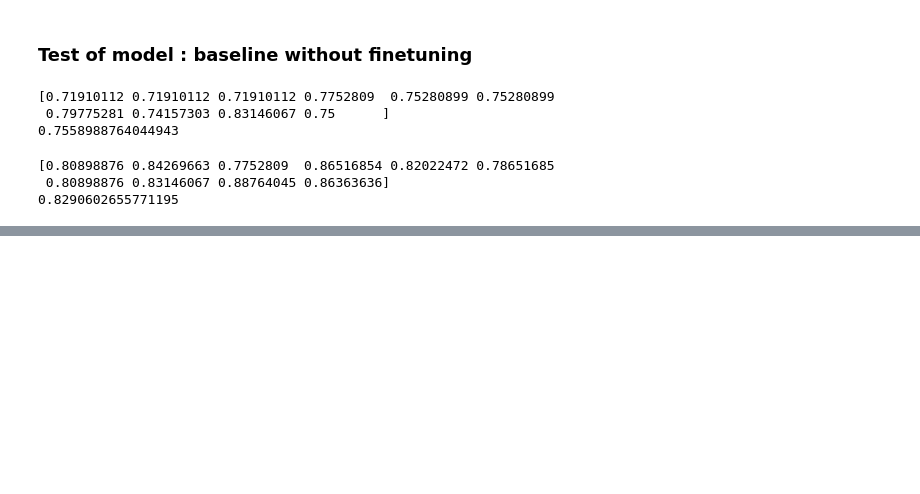
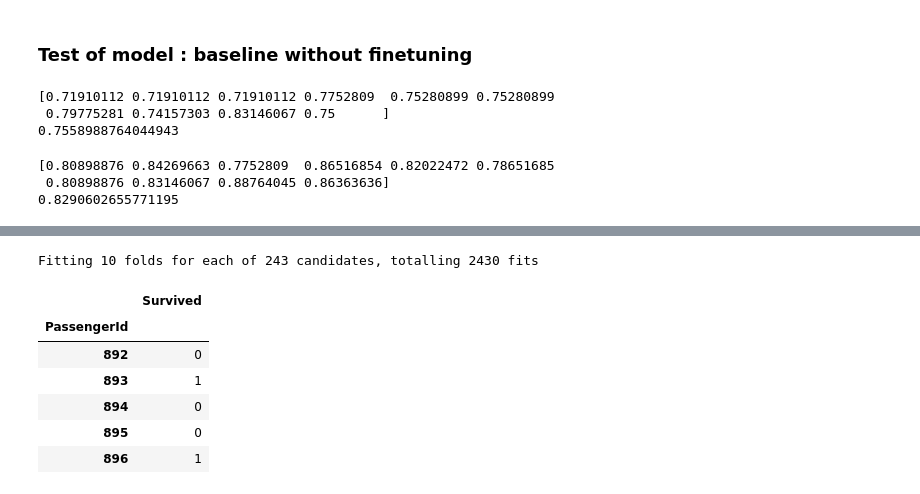
Before and after one commit to leclercrafael/kaggle_titanic, a Jupyter notebook: main.ipynb, the cells around one changed output, grey strips where cells are left out. Drawn from its saved outputs; the diff is of its cells as text; code cells hidden in the pictures; blank space fills up the shorter version.

```diff
--- a/main.ipynb
+++ b/main.ipynb
@@ -382,0 +431,22 @@ print(cv.mean())
+# %%
+from sklearn.feature_selection import SelectKBest, f_classif
+
+selector = SelectKBest(f_classif, k=10)  # Garde les 10 meilleures features
+X_new = selector.fit_transform(X_scaled, y_train)
+X_test_new = selector.transform(X_test_scaled)
+
+new_best_clf_xgb = clf_xgb.fit(X_new,y_train)
+
+y_pred = new_best_clf_xgb.best_estimator_.predict(X_test_new).astype(int)
+pred=pd.DataFrame(y_pred, index=index_test, columns=["Survived"])
+pred.to_csv('predictions/xbg3_submission.csv')
+pred.head()
+# %% [output]
+Fitting 10 folds for each of 243 candidates, totalling 2430 fits
+|  | Survived |
+| PassengerId |  |
+| 892 | 0 |
+| 893 | 1 |
+| 894 | 0 |
+| 895 | 0 |
+| 896 | 1 |
```
Also changed, not shown: parts of 10 cells of this notebook.
